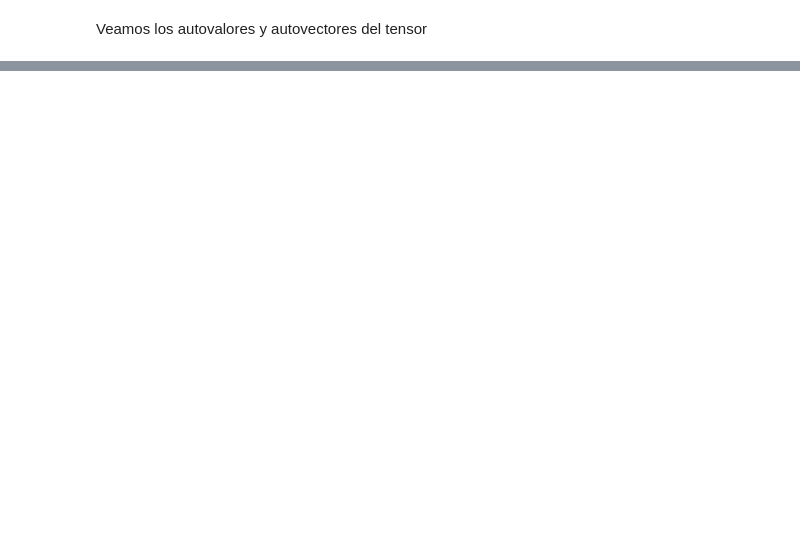
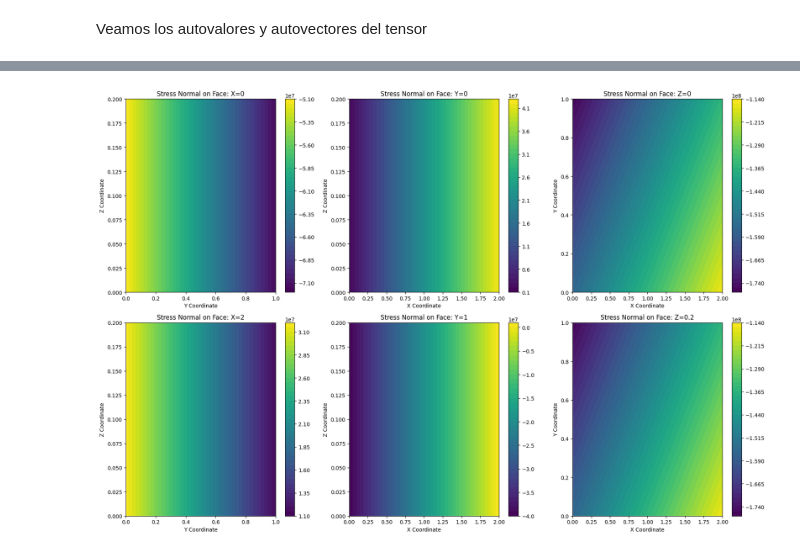
Before and after one commit to andromedalactea/Continuus_Mechanics, a Jupyter notebook: Homeworks/MCON_Tarea3_TensorDeEsfuerzosYDeformación.ipynb, the cells around one changed output, grey strips where cells are left out. Drawn from its saved outputs; the diff is of its cells as text; code cells hidden in the pictures; blank space fills up the shorter version.

```diff
--- a/Homeworks/MCON_Tarea3_TensorDeEsfuerzosYDeformación.ipynb
+++ b/Homeworks/MCON_Tarea3_TensorDeEsfuerzosYDeformación.ipynb
@@ -427,9 +374,9 @@ v_al = 0.33 # Coeficiente de Poisson del aluminio
 Ahora con estos podemos hallar los coeficientes de Lame
 # %%
 lamb = (E_al * v_al)/((1-2*v_al)*(1 + v_al))  # Primer coeficiente de Lamé
-mu = E_al/(2*(1 + v_al))  # Segundo coeficiente de Lamé
+mu_ = E_al/(2*(1 + v_al))  # Segundo coeficiente de Lamé
 
-print(lamb, mu)
+print(lamb, mu_)
 # %% [output]
 51083591331.26935 26315789473.684208
 # %% [markdown]
@@ -458,7 +405,7 @@ for i in range(3):
 
 display(stress_tensor)
 # Si tienes valores numéricos para mu y lambda, sustitúyelos aquí
-num_values = {mu: lamb, lam: mu}  # Sustituir valor_mu y valor_lambda con los valores numéricos reales
+num_values = {mu: mu_, lam: lamb}  # Sustituir valor_mu y valor_lambda con los valores numéricos reales
 stress_tensor = stress_tensor.subs(num_values)
 
 # Evaluar el tensor de esfuerzos para obtener resultados numéricos
@@ -555,7 +489,7 @@ Máximo de presión: 119200000.00 [Pa], encontrado en X=0.0, Y=1.0, Z=0.1
 Calculando el tensor de esfuerzos para el centro del bloque, para esto solo basta usar la expresión de literales anteriores que se tiene para el tensor de esfuerzos y reemplazar las coordenadas del centro del bloque que son X=1, Y=0.5 y Z=0.1
 # %%
 # Regresando X, Y, Z a su valor simbolico
-X, Y, Z = symbols('X Y Z')
+X, Y, Z = sp.symbols('X Y Z')
 
 # Coordenadas en el centro del bloque
 Coordinates_center = {X: 1, Y: 0.5, Z: 0.1}
@@ -603,0 +666,50 @@ La siguiente función generliza este proceso de rotación y diagonalización par
+# %%
+
+# Función para calcular el esfuerzo normal y generar el mapa de calor
+def stress_normal_subplot(sigma, n_vector, x_range, y_range, const_value, subplot_pos, fixed_var):
+    n = sp.Matrix(n_vector)
+    t_n = sigma * n
+    sigma_n = t_n.dot(n)
+
+    # Variables para el gráfico
+    x_var, y_var = {X, Y, Z} - {fixed_var}
+    x_var, y_var = sorted([x_var, y_var], key=str)
+
+    # Convertir las expresiones simbólicas a funciones numéricas
+    sigma_n_func = sp.lambdify((x_var, y_var), sigma_n.subs(fixed_var, const_value))
+
+    # Crear un grid de valores para las variables libres
+    x_vals = np.linspace(*x_range, 20)
+    y_vals = np.linspace(*y_range, 20)
+    X_vals, Y_vals = np.meshgrid(x_vals, y_vals)
+
+    # Evaluar la función en el grid
+    Sigma_n_vals = sigma_n_func(X_vals, Y_vals)
+
+    # Crear un gráfico de contorno
+    ax = plt.subplot(2, 3, subplot_pos)
+    contour = ax.contourf(X_vals, Y_vals, Sigma_n_vals, levels=50, cmap='viridis')
+    plt.colorbar(contour, ax=ax)
+    ax.set_title(f"Stress Normal on Face: {fixed_var}={const_value}")
+    ax.set_xlabel(f"{x_var} Coordinate")
+    ax.set_ylabel(f"{y_var} Coordinate")
+
+# Crear una figura grande para todos los subplots
+plt.figure(figsize=(18, 12))
+
+# Caras con X constante
+stress_normal_subplot(stress_tensor, [-1, 0, 0], (0, 1), (0, 0.2), 0, 1, X)   # X = 0
+stress_normal_subplot(stress_tensor, [1, 0, 0], (0, 1), (0, 0.2), 2, 4, X)    # X = 2
+
+# Caras con Y constante
+stress_normal_subplot(stress_tensor, [0, -1, 0], (0, 2), (0, 0.2), 0, 2, Y)   # Y = 0
+stress_normal_subplot(stress_tensor, [0, 1, 0], (0, 2), (0, 0.2), 1, 5, Y)    # Y = 1
+
+# Caras con Z constante
+stress_normal_subplot(stress_tensor, [0, 0, -1], (0, 2), (0, 1), 0, 3, Z)     # Z = 0
+stress_normal_subplot(stress_tensor, [0, 0, 1], (0, 2), (0, 1), 0.2, 6, Z)    # Z = 0.2
+
+plt.tight_layout()
+plt.show()
+# %% [output]
+[figure, added]
```
Also changed, not shown: parts of 24 cells of this notebook, 1 other file.
